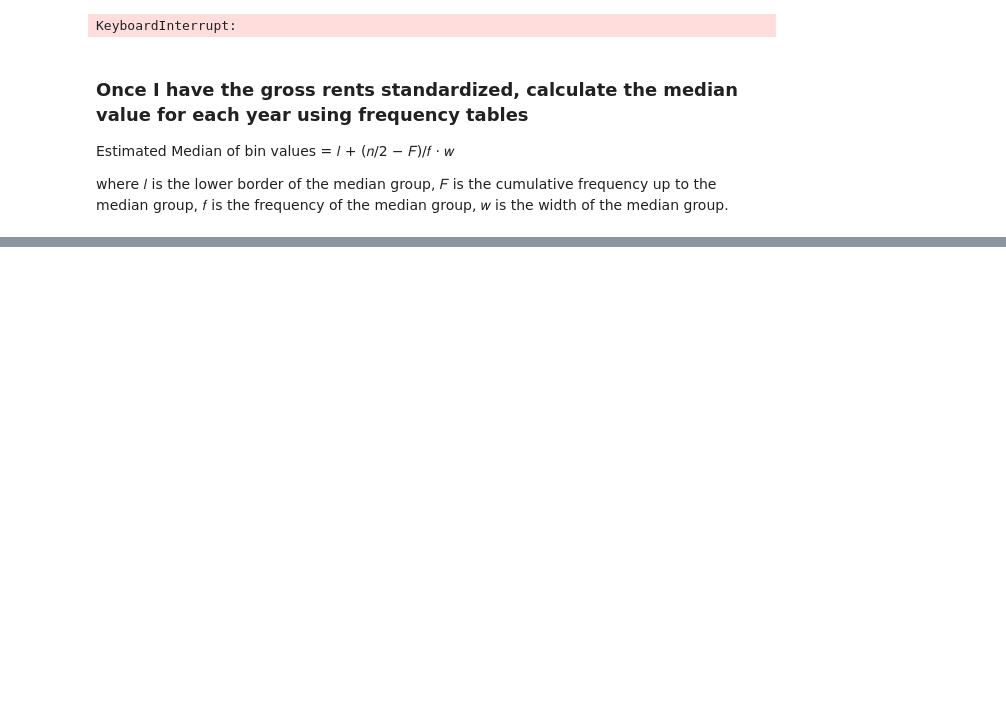
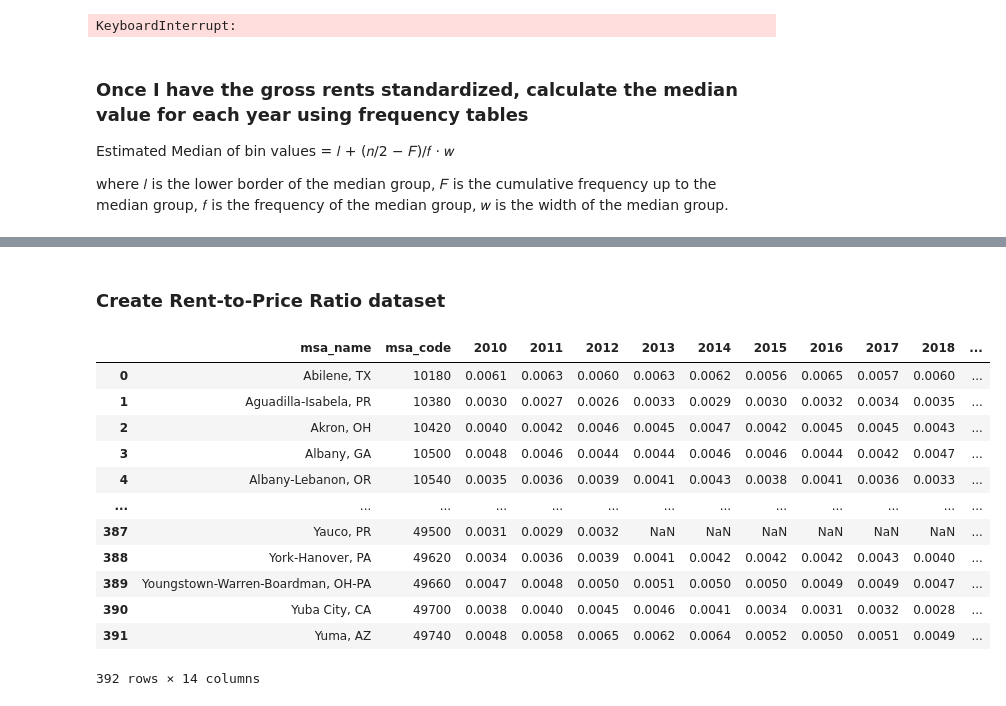
Before and after one commit to AustinJamesWolff/housing_supply_and_demand, a Jupyter notebook: census_api.ipynb, the cells around one changed output, grey strips where cells are left out. Cells and saved outputs as stored; diff of their text form; code cells hidden in the pictures; blank space fills up the shorter version.

```diff
--- a/census_api.ipynb
+++ b/census_api.ipynb
@@ -1512,0 +1173,3 @@ Name: 2012, dtype: float64
+# %%
+for i in range(end_year, 2010 - 1, -1):
+    print(i)
@@ -1512,0 +1738,43 @@ Name: 2012, dtype: float64
+# %% [markdown]
+### Create Rent-to-Price Ratio dataset
+# %%
+# Rename columns
+for i in range(2010, end_year + 1):
+    median_rent_msa.rename(columns={f"{i}":f"{i}_rent"}, inplace=True)
+
+# Rename columns
+for i in range(2010, end_year + 1):
+    median_price_msa.rename(columns={f"{i}":f"{i}_price"}, inplace=True)
+
+# Merge price data
+rent_to_price = median_rent_msa.merge(
+    median_price_msa, how='inner',
+    on=['msa_code','msa_name'])
+
+# Loop through columns and divide rent by price per year
+for i in range(2010, end_year + 1):
+    rent_to_price[f'{i}'] = rent_to_price[f"{i}_rent"]/rent_to_price[f"{i}_price"]
+
+    # Drop rent and price columns
+    rent_to_price.drop(columns=[f'{i}_rent',f'{i}_price'], inplace=True)
+
+# Save dataset
+rent_to_price.to_csv(
+    "datasets/cleaned_census_api_files/msa_data/rent_to_price_ratio_msa.csv",
+    index=False)
+
+rent_to_price
+# %% [output]
+|  | msa_name | msa_code | 2010 | 2011 | 2012 | 2013 | 2014 | 2015 | 2016 | 2017 | 2018 | ... |
+| 0 | Abilene, TX | 10180 | 0.0061 | 0.0063 | 0.0060 | 0.0063 | 0.0062 | 0.0056 | 0.0065 | 0.0057 | 0.0060 | ... |
+| 1 | Aguadilla-Isabela, PR | 10380 | 0.0030 | 0.0027 | 0.0026 | 0.0033 | 0.0029 | 0.0030 | 0.0032 | 0.0034 | 0.0035 | ... |
+| 2 | Akron, OH | 10420 | 0.0040 | 0.0042 | 0.0046 | 0.0045 | 0.0047 | 0.0042 | 0.0045 | 0.0045 | 0.0043 | ... |
+| 3 | Albany, GA | 10500 | 0.0048 | 0.0046 | 0.0044 | 0.0044 | 0.0046 | 0.0046 | 0.0044 | 0.0042 | 0.0047 | ... |
+| 4 | Albany-Lebanon, OR | 10540 | 0.0035 | 0.0036 | 0.0039 | 0.0041 | 0.0043 | 0.0038 | 0.0041 | 0.0036 | 0.0033 | ... |
+| ... | ... | ... | ... | ... | ... | ... | ... | ... | ... | ... | ... | ... |
+| 387 | Yauco, PR | 49500 | 0.0031 | 0.0029 | 0.0032 | NaN | NaN | NaN | NaN | NaN | NaN | ... |
+| 388 | York-Hanover, PA | 49620 | 0.0034 | 0.0036 | 0.0039 | 0.0041 | 0.0042 | 0.0042 | 0.0042 | 0.0043 | 0.0040 | ... |
+| 389 | Youngstown-Warren-Boardman, OH-PA | 49660 | 0.0047 | 0.0048 | 0.0050 | 0.0051 | 0.0050 | 0.0050 | 0.0049 | 0.0049 | 0.0047 | ... |
+| 390 | Yuba City, CA | 49700 | 0.0038 | 0.0040 | 0.0045 | 0.0046 | 0.0041 | 0.0034 | 0.0031 | 0.0032 | 0.0028 | ... |
+| 391 | Yuma, AZ | 49740 | 0.0048 | 0.0058 | 0.0065 | 0.0062 | 0.0064 | 0.0052 | 0.0050 | 0.0051 | 0.0049 | ... |
+392 rows × 14 columns
```
Also changed, not shown: parts of 20 cells of this notebook, 6 other files.
